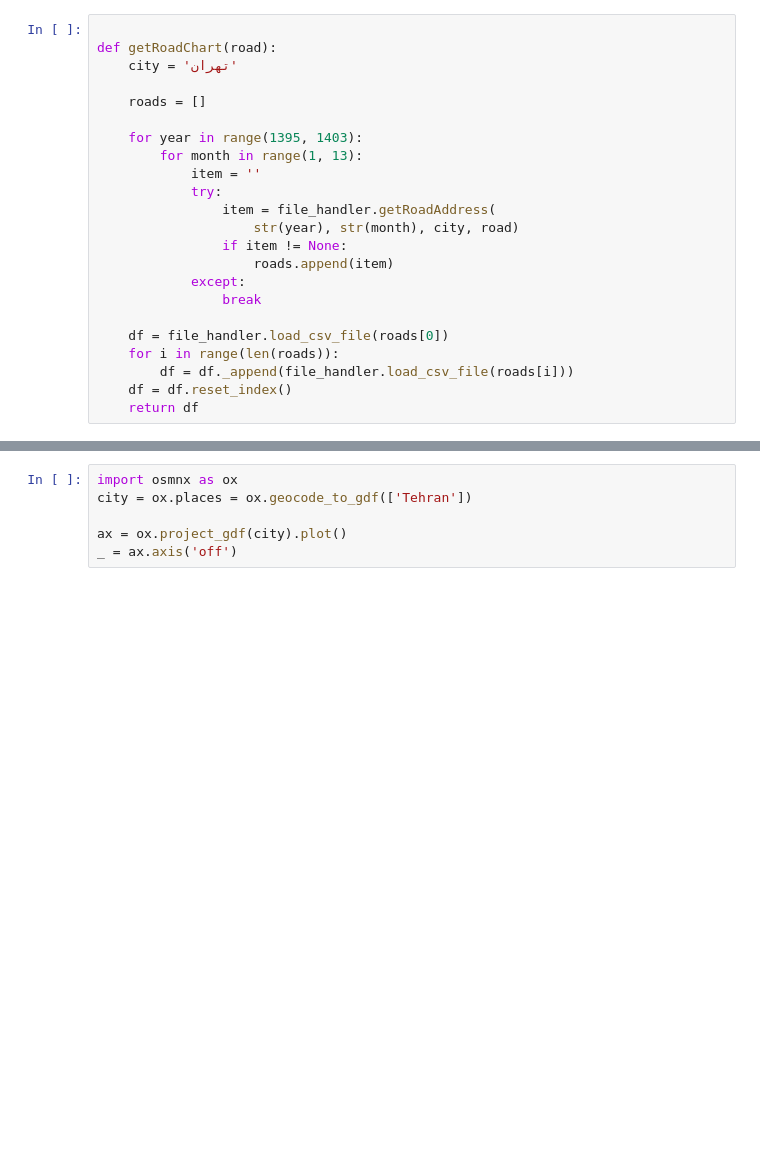
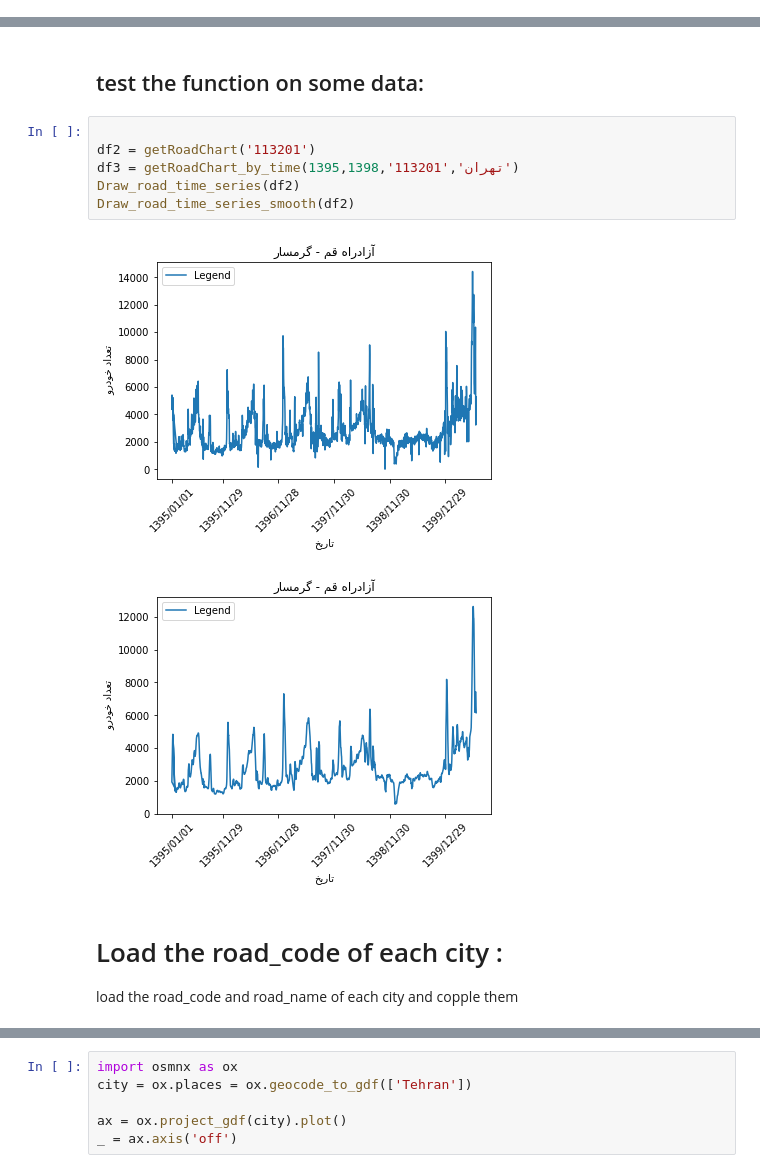
Before and after one commit to Amirali-Amirifar/traffic_analysis, a Jupyter notebook: analysis.ipynb, the cells around one changed output, grey strips where cells are left out. Drawn from its saved outputs; the diff is of its cells as text; blank space fills up the shorter version.

```diff
--- a/analysis.ipynb
+++ b/analysis.ipynb
@@ -15,23 +24,0 @@ import re
-# %%
-
-def getRoadChart(road):
-    city = 'تهران'
-
-    roads = []
-
-    for year in range(1395, 1403):
-        for month in range(1, 13):
-            item = ''
-            try:
-                item = file_handler.getRoadAddress(
-                    str(year), str(month), city, road)
-                if item != None:
-                    roads.append(item)
-            except:
-                break
-
-    df = file_handler.load_csv_file(roads[0])
-    for i in range(len(roads)):
-        df = df._append(file_handler.load_csv_file(roads[i]))
-    df = df.reset_index()
-    return df
@@ -61,0 +100,14 @@ for i in range(len(t)):
+# %% [markdown]
+## test the function on some data:
+# %%
+
+df2 = getRoadChart('113201')
+df3 = getRoadChart_by_time(1395,1398,'113201','تهران')
+Draw_road_time_series(df2)
+Draw_road_time_series_smooth(df2)
+# %% [output]
+[figure, added]
+[figure, added]
+# %% [markdown]
+# Load the road_code of each city :
+load the road_code and road_name of each city and copple them
```
Also changed, not shown: parts of 36 cells of this notebook, 2 other files.
